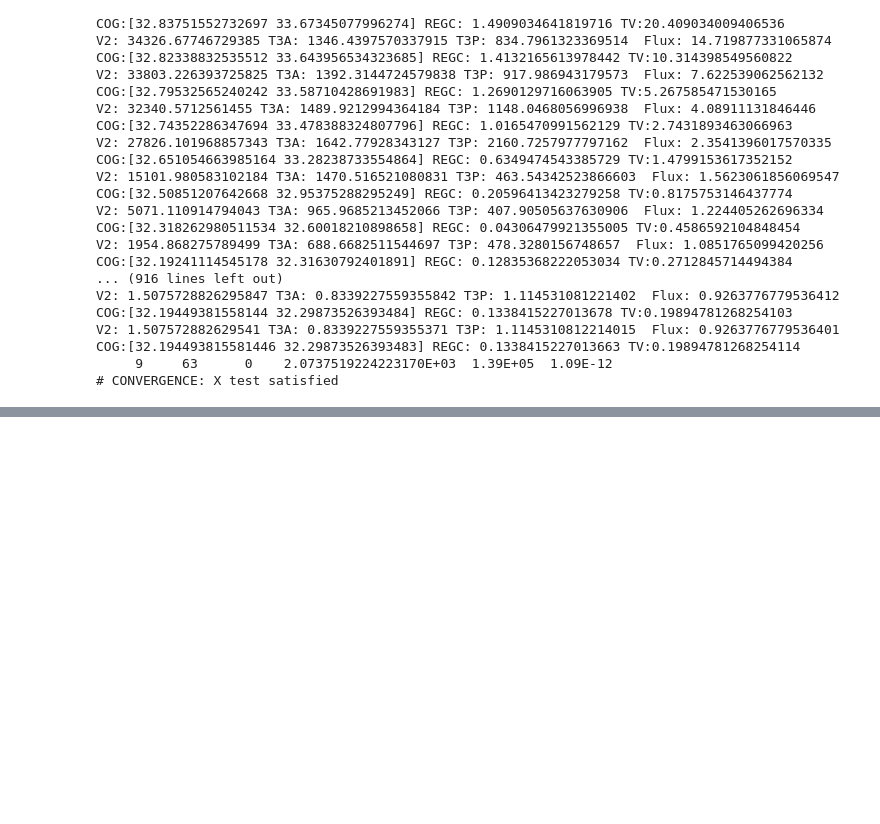
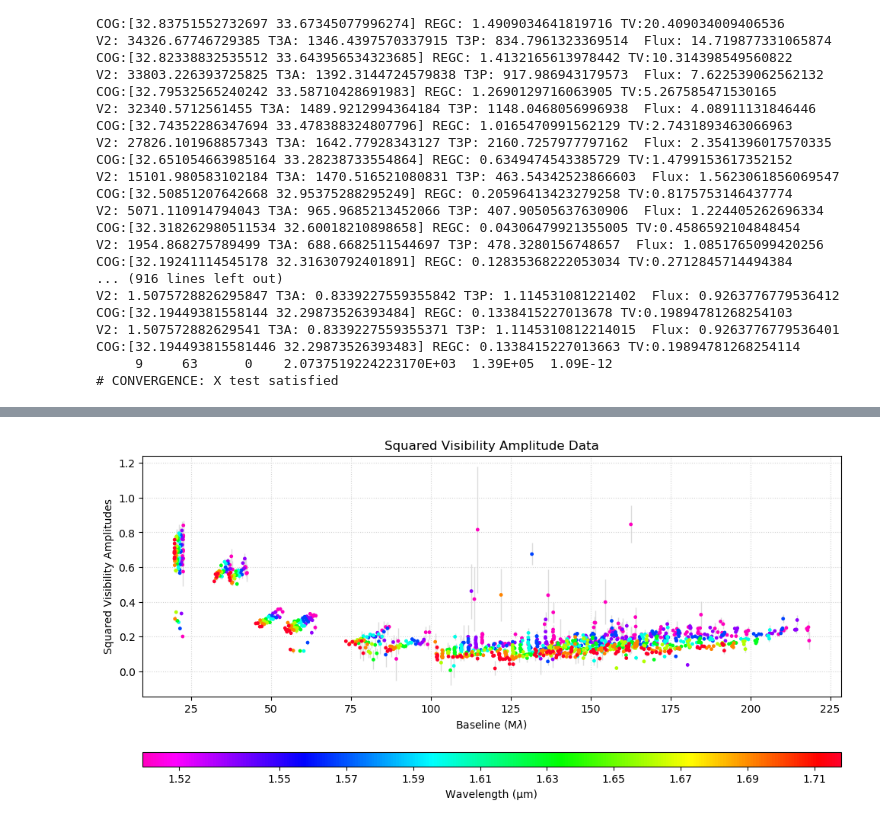
Before and after one commit to fabienbaron/OITOOLS.jl, a Jupyter notebook: demos/OITOOLS_Demo.ipynb, the cells around one changed output, grey strips where cells are left out. Saved outputs shown, nothing was run; the diff lists cells and outputs as text; code cells hidden in the pictures; blank space fills up the shorter version.

```diff
--- a/demos/OITOOLS_Demo.ipynb
+++ b/demos/OITOOLS_Demo.ipynb
@@ -251,0 +306,4 @@ imdisp(x,pixscale=pixsize)
+# %%
+v2plot(data,bywavelength=true)
+# %% [output]
+[figure, added]
```
Also changed, not shown: parts of 13 cells of this notebook, 4 other files.
